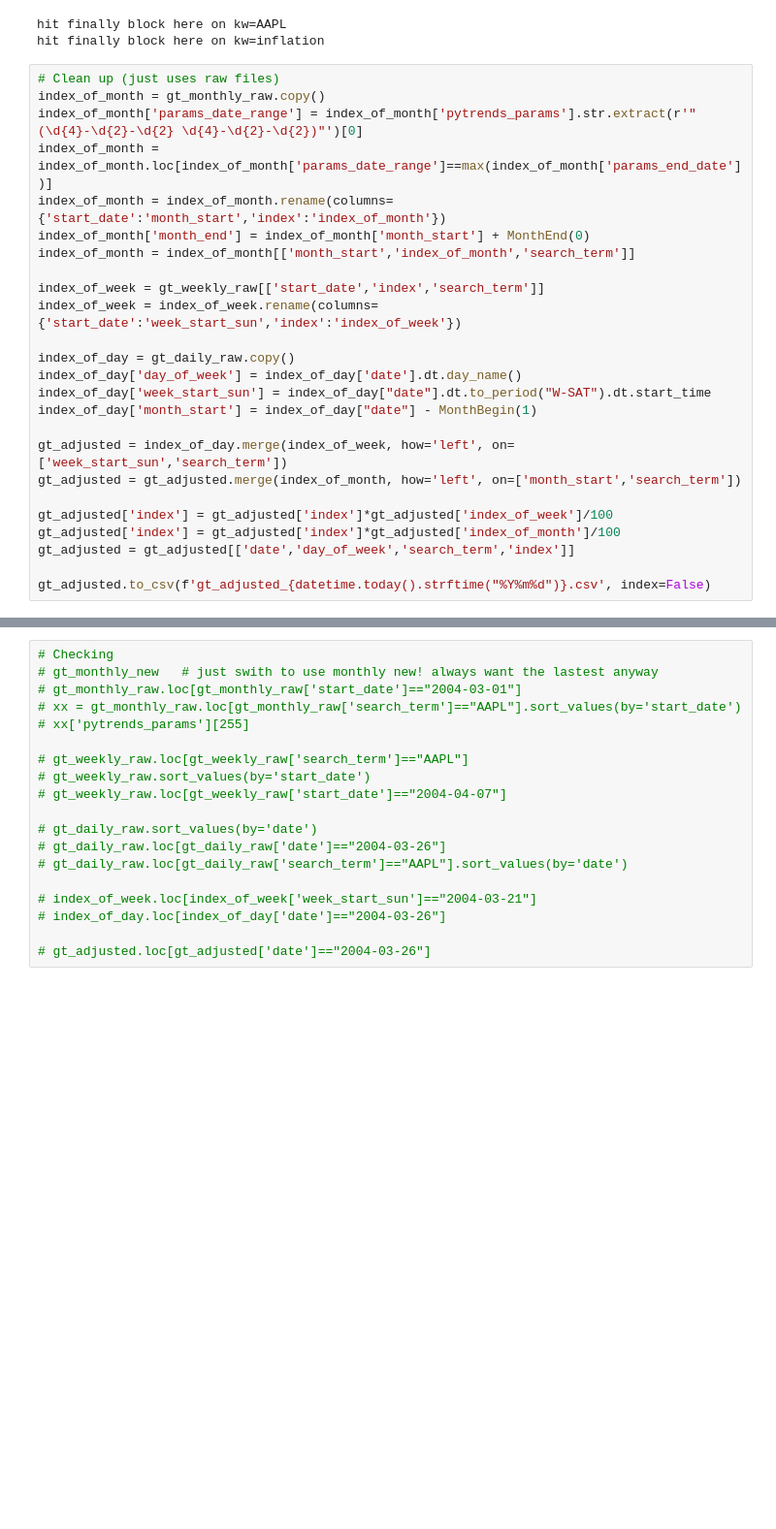
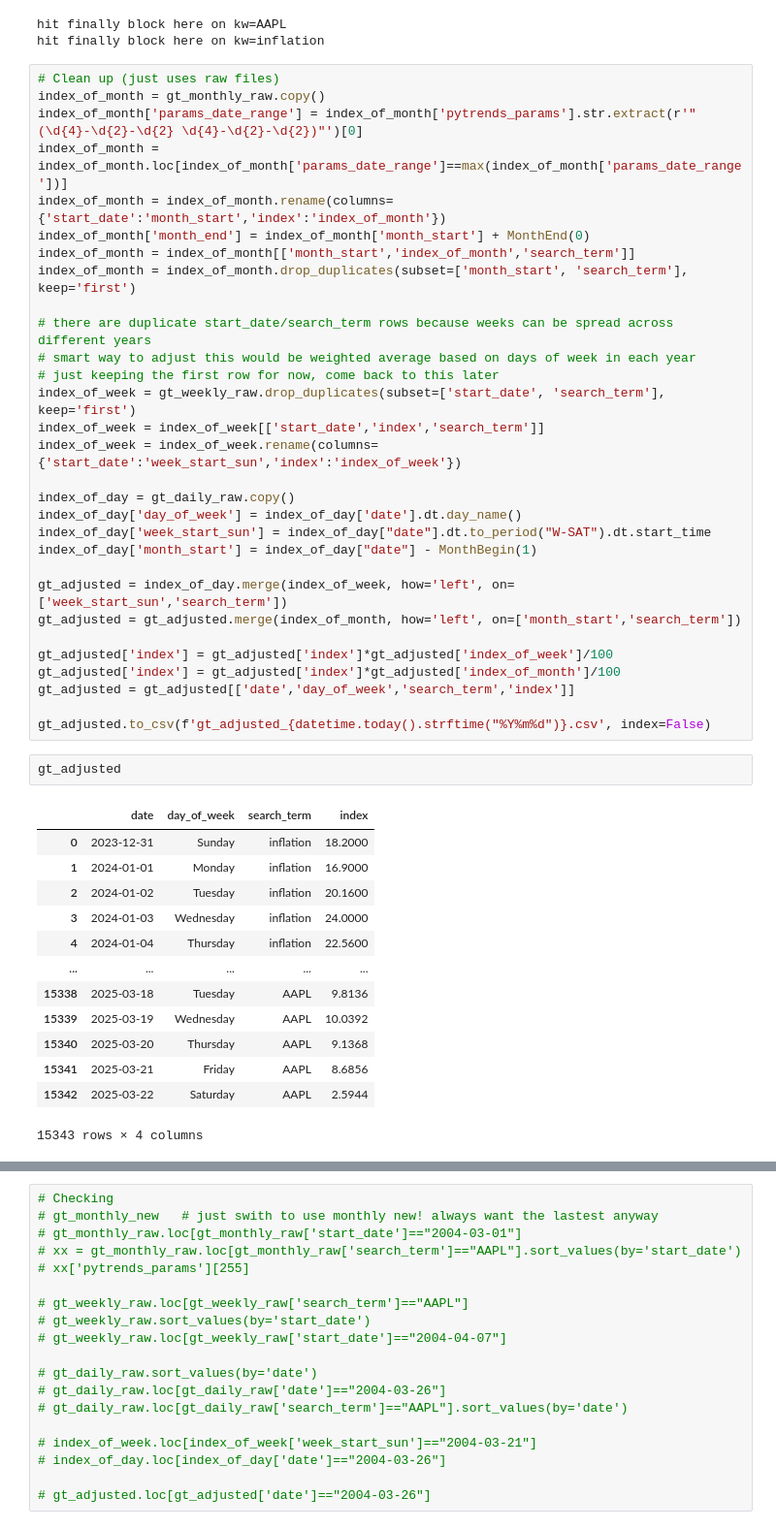
Before and after one commit to kylezengo/preds, a Jupyter notebook: download_gt_data_v0.ipynb, the cells around one changed output, grey strips where cells are left out. Shown at 97% size. Drawn from its saved outputs; the diff is of its cells as text; blank space fills up the shorter version.

```diff
--- a/download_gt_data_v0.ipynb
+++ b/download_gt_data_v0.ipynb
@@ -240,12 +240,17 @@ hit finally block here on kw=inflation
 # Clean up (just uses raw files)
 index_of_month = gt_monthly_raw.copy()
 index_of_month['params_date_range'] = index_of_month['pytrends_params'].str.extract(r'"(\d{4}-\d{2}-\d{2} \d{4}-\d{2}-\d{2})"')[0]
-index_of_month = index_of_month.loc[index_of_month['params_date_range']==max(index_of_month['params_end_date'])]
+index_of_month = index_of_month.loc[index_of_month['params_date_range']==max(index_of_month['params_date_range'])]
 index_of_month = index_of_month.rename(columns={'start_date':'month_start','index':'index_of_month'})
 index_of_month['month_end'] = index_of_month['month_start'] + MonthEnd(0)
 index_of_month = index_of_month[['month_start','index_of_month','search_term']]
+index_of_month = index_of_month.drop_duplicates(subset=['month_start', 'search_term'], keep='first')
 
-index_of_week = gt_weekly_raw[['start_date','index','search_term']]
+# there are duplicate start_date/search_term rows because weeks can be spread across different years
+# smart way to adjust this would be weighted average based on days of week in each year
+# just keeping the first row for now, come back to this later
+index_of_week = gt_weekly_raw.drop_duplicates(subset=['start_date', 'search_term'], keep='first')
+index_of_week = index_of_week[['start_date','index','search_term']]
 index_of_week = index_of_week.rename(columns={'start_date':'week_start_sun','index':'index_of_week'})
 
 index_of_day = gt_daily_raw.copy()
@@ -261,3 +266,19 @@ gt_adjusted['index'] = gt_adjusted['index']*gt_adjusted['index_of_month']/100
 gt_adjusted = gt_adjusted[['date','day_of_week','search_term','index']]
 
 gt_adjusted.to_csv(f'gt_adjusted_{datetime.today().strftime("%Y%m%d")}.csv', index=False)
+# %%
+gt_adjusted
+# %% [output]
+|  | date | day_of_week | search_term | index |
+| 0 | 2023-12-31 | Sunday | inflation | 18.2000 |
+| 1 | 2024-01-01 | Monday | inflation | 16.9000 |
+| 2 | 2024-01-02 | Tuesday | inflation | 20.1600 |
+| 3 | 2024-01-03 | Wednesday | inflation | 24.0000 |
+| 4 | 2024-01-04 | Thursday | inflation | 22.5600 |
+| ... | ... | ... | ... | ... |
+| 15338 | 2025-03-18 | Tuesday | AAPL | 9.8136 |
+| 15339 | 2025-03-19 | Wednesday | AAPL | 10.0392 |
+| 15340 | 2025-03-20 | Thursday | AAPL | 9.1368 |
+| 15341 | 2025-03-21 | Friday | AAPL | 8.6856 |
+| 15342 | 2025-03-22 | Saturday | AAPL | 2.5944 |
+15343 rows × 4 columns
```
Also changed, not shown: parts of 1 cell of this notebook, 2 other files.
